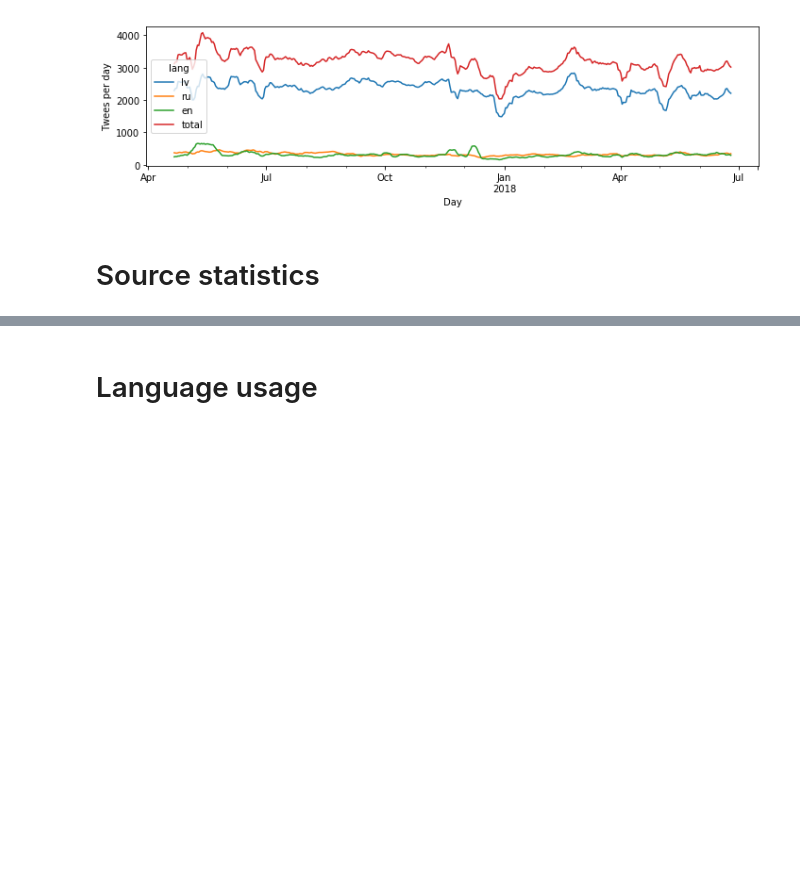
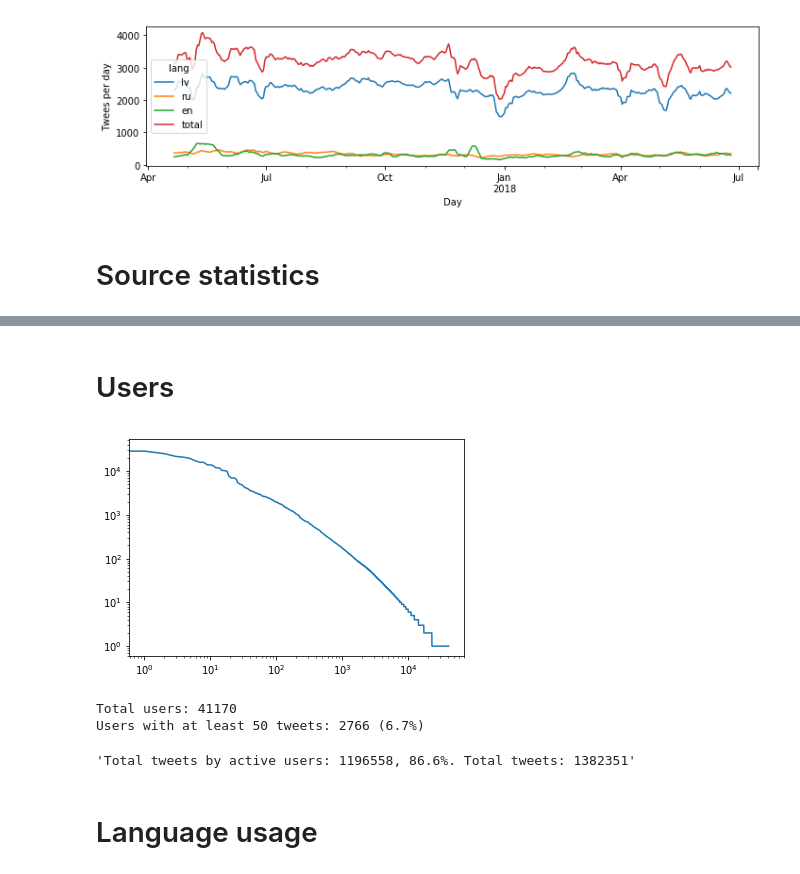
Before and after one commit to dimazest/2018-lv2, a Jupyter notebook: supplement/notebook.ipynb, the cells around one changed output, grey strips where cells are left out. Saved outputs shown, nothing was run; the diff lists cells and outputs as text; code cells hidden in the pictures; blank space fills up the shorter version.

```diff
--- a/supplement/notebook.ipynb
+++ b/supplement/notebook.ipynb
@@ -109,6 +109,32 @@ sources
 | SKATIES | 23079 | 1.7% | 98.0% | 23063 | 99.9% | ... |
 # %%
 sources.to_latex('figures/rehydrated_tweets_source_counts.tex')
+# %% [markdown]
+# Users
+# %%
+rehydrated_tweets_user_tweet_count = pd.read_csv('rehydrated_tweets_user_tweet_count.csv', squeeze=True)
+# %%
+rehydrated_tweets_user_tweet_count.plot.line(logx=True, logy=True);
+# %% [output]
+[figure, added]
+# %%
+_total = rehydrated_tweets_user_tweet_count.shape[0]
+_at_least_50 = (rehydrated_tweets_user_tweet_count >= 50).sum()
+print(
+    f'Total users: {_total}\n'
+    f'Users with at least 50 tweets: {_at_least_50} ({{:.1%}})'.format(_at_least_50 / _total)
+)
+# %% [output]
+Total users: 41170
+Users with at least 50 tweets: 2766 (6.7%)
+# %%
+active_tweets = rehydrated_tweets_user_tweet_count[rehydrated_tweets_user_tweet_count >= 50].sum()
+total_tweets = rehydrated_tweets_user_tweet_count.sum()
+assert timeline['total'].sum() == total_tweets
+_ = active_tweets / total_tweets
+f'Total tweets by active users: {active_tweets}, {_:.1%}. Total tweets: {total_tweets}'
+# %% [output]
+'Total tweets by active users: 1196558, 86.6%. Total tweets: 1382351'
 # %% [markdown]
 # Language usage
 # %%
```
Also changed, not shown: parts of 11 cells of this notebook, 12 other files.
